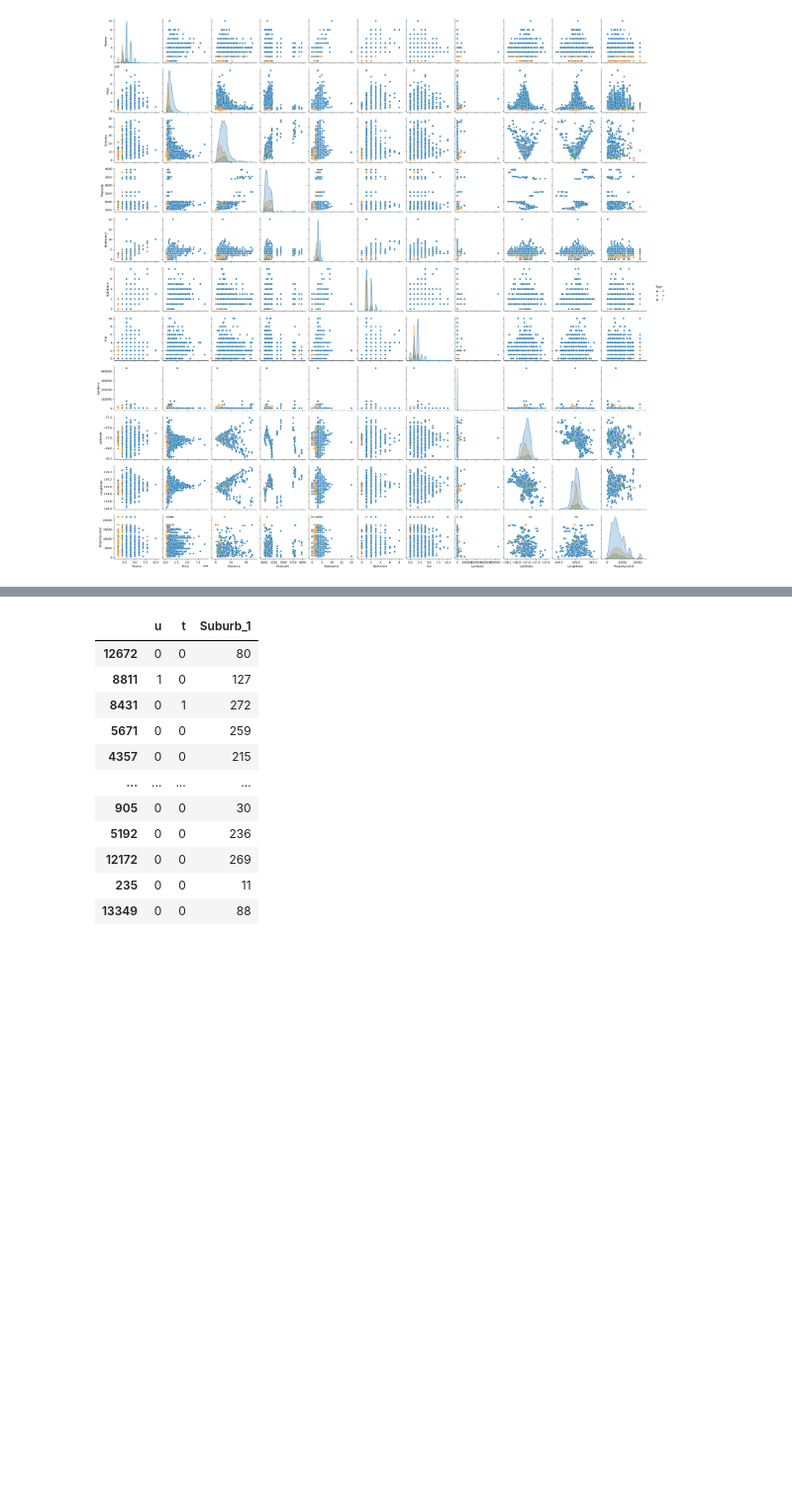
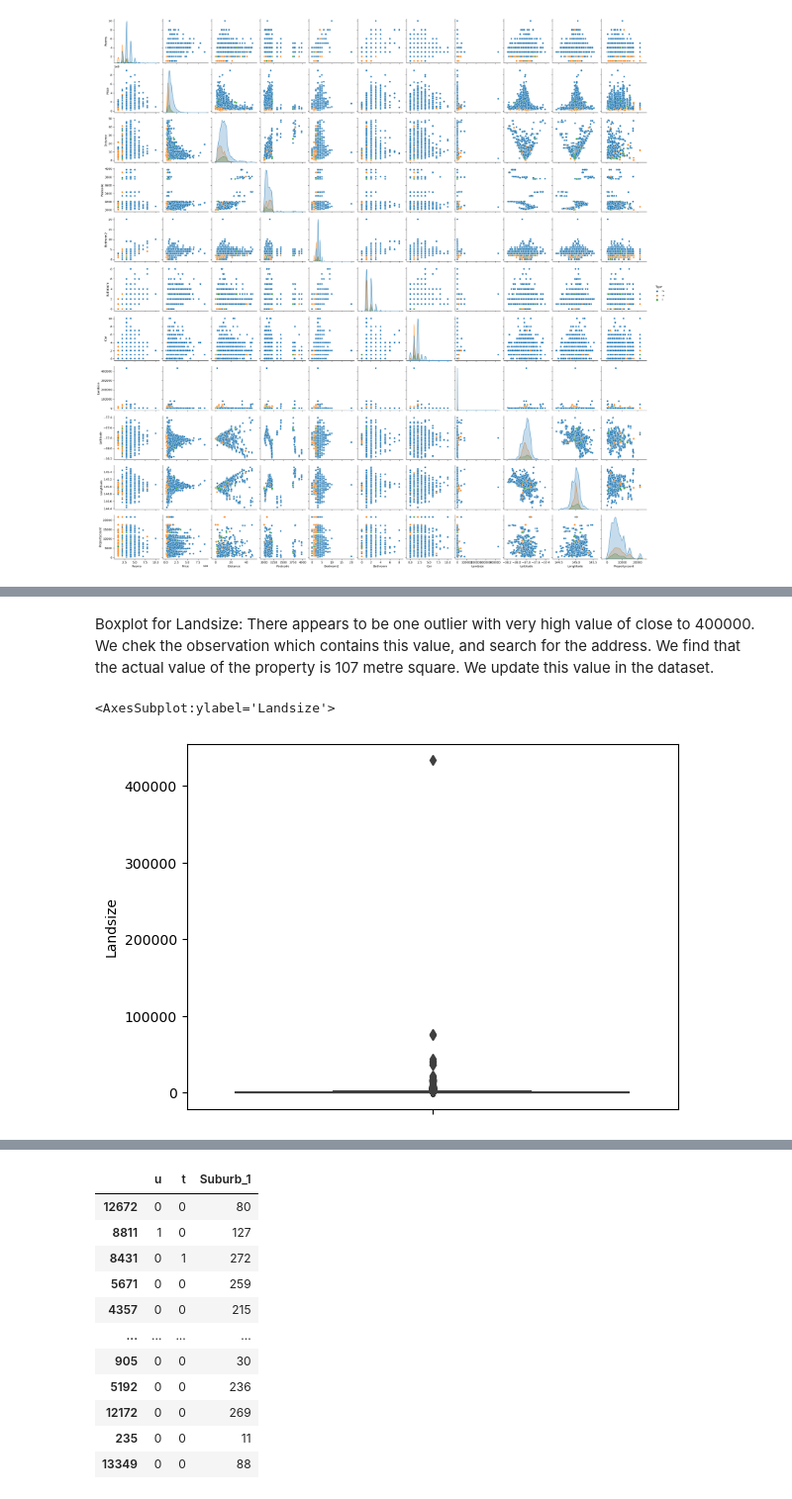
Before and after one commit to Nidheesh-Panchal/melbourne-housing, a Jupyter notebook: src/melbourne.ipynb, the cells around one changed output, grey strips where cells are left out. Shown at 99% size. Cells and saved outputs as stored; diff of their text form; code cells hidden in the pictures; blank space fills up the shorter version.

```diff
--- a/src/melbourne.ipynb
+++ b/src/melbourne.ipynb
@@ -178,0 +248,8 @@ sns.pairplot(df_clean, hue="Type")
+# %% [markdown]
+Boxplot for Landsize:
+There appears to be one outlier with very high value of close to 400000. We chek the observation which contains this value, and search for the address. We find that the actual value of the property is 107 metre square. We update this value in the dataset.
+# %%
+sns.boxplot(y="Landsize", data=df_clean)
+# %% [output]
+<AxesSubplot:ylabel='Landsize'>
+[figure, added]
```
Also changed, not shown: parts of 74 cells of this notebook, 4 other files.
